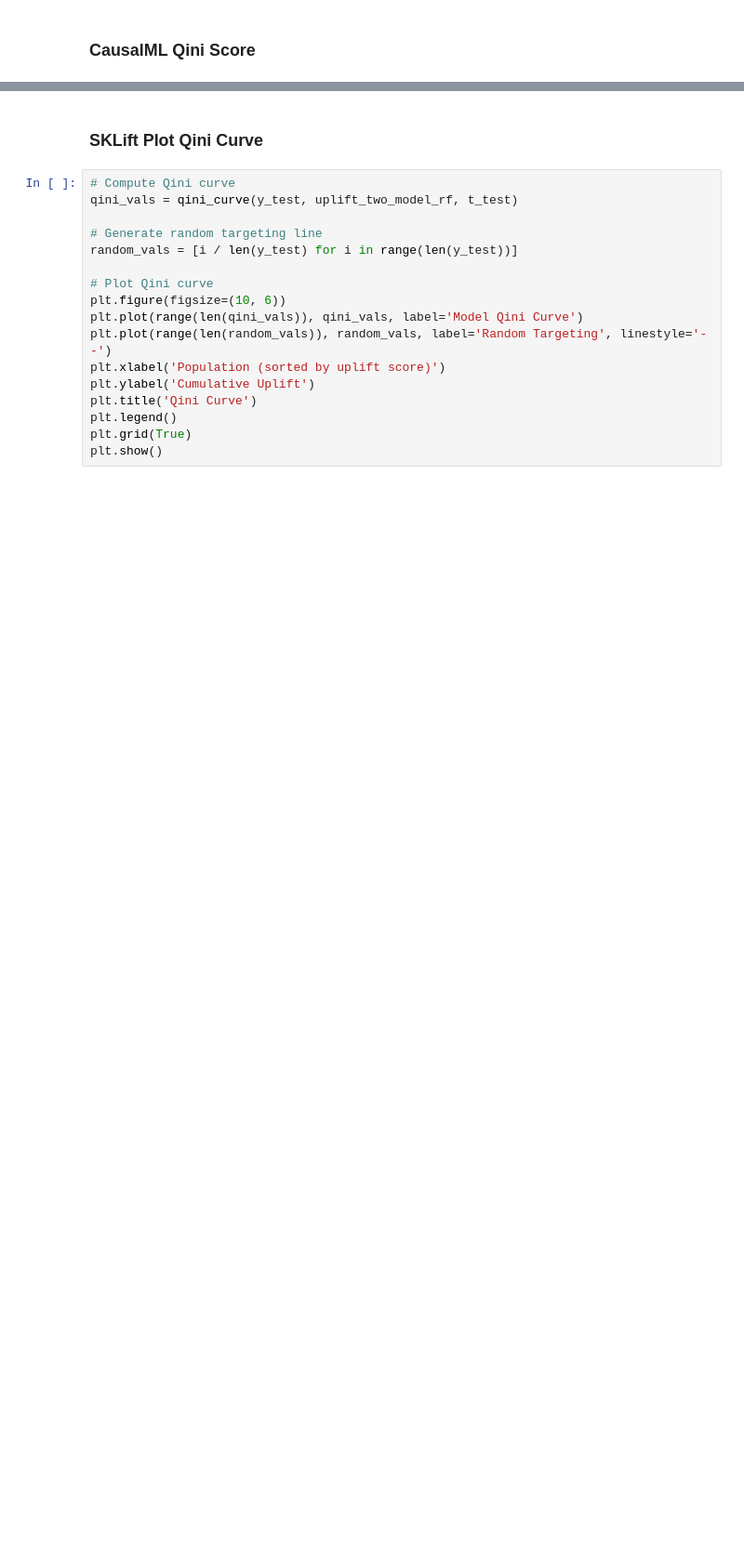
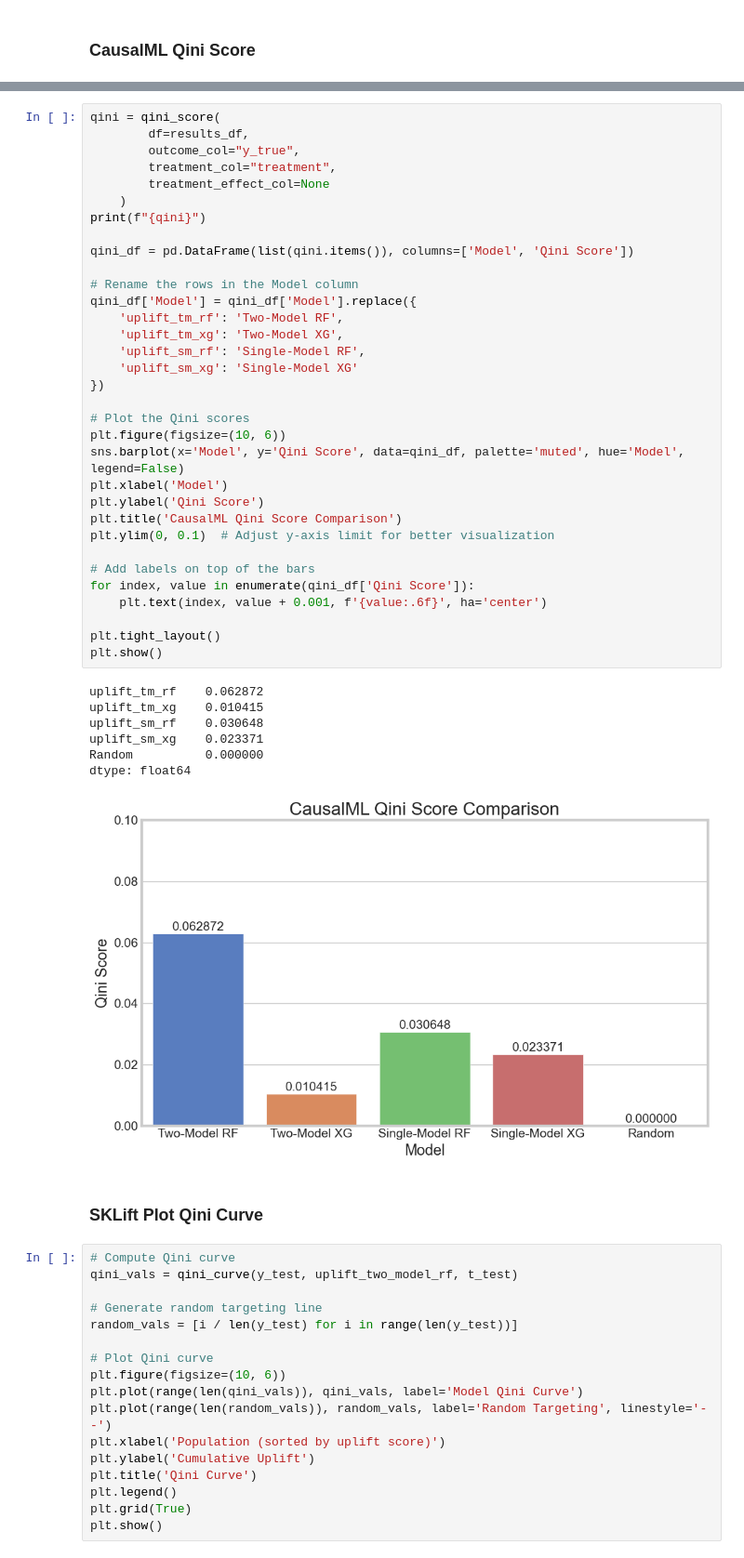
Before and after one commit to jwalluww/Medium_Articles, a Jupyter notebook: CausalInference/CauasalMLUpliftPart1.ipynb, the cells around one changed output, grey strips where cells are left out. Shown at 93% size. Drawn from its saved outputs; the diff is of its cells as text; blank space fills up the shorter version.

```diff
--- a/CausalInference/CauasalMLUpliftPart1.ipynb
+++ b/CausalInference/CauasalMLUpliftPart1.ipynb
@@ -1326,3 +1334,44 @@ dtype: float64
+# %%
+qini = qini_score(
+        df=results_df,
+        outcome_col="y_true",
+        treatment_col="treatment",
+        treatment_effect_col=None
+    )
+print(f"{qini}")
+
+qini_df = pd.DataFrame(list(qini.items()), columns=['Model', 'Qini Score'])
+
+# Rename the rows in the Model column
+qini_df['Model'] = qini_df['Model'].replace({
+    'uplift_tm_rf': 'Two-Model RF',
+    'uplift_tm_xg': 'Two-Model XG',
+    'uplift_sm_rf': 'Single-Model RF',
+    'uplift_sm_xg': 'Single-Model XG'
+})
+
+# Plot the Qini scores
+plt.figure(figsize=(10, 6))
+sns.barplot(x='Model', y='Qini Score', data=qini_df, palette='muted', hue='Model', legend=False)
+plt.xlabel('Model')
+plt.ylabel('Qini Score')
+plt.title('CausalML Qini Score Comparison')
+plt.ylim(0, 0.1)  # Adjust y-axis limit for better visualization
+
+# Add labels on top of the bars
+for index, value in enumerate(qini_df['Qini Score']):
+    plt.text(index, value + 0.001, f'{value:.6f}', ha='center')
+
+plt.tight_layout()
+plt.show()
+# %% [output]
+uplift_tm_rf    0.062872
+uplift_tm_xg    0.010415
+uplift_sm_rf    0.030648
+uplift_sm_xg    0.023371
+Random          0.000000
+dtype: float64
+[figure, added]
 # %% [markdown]
 ### SKLift Plot Qini Curve
 # %%
```
Also changed, not shown: parts of 34 cells of this notebook, 1 other file.
